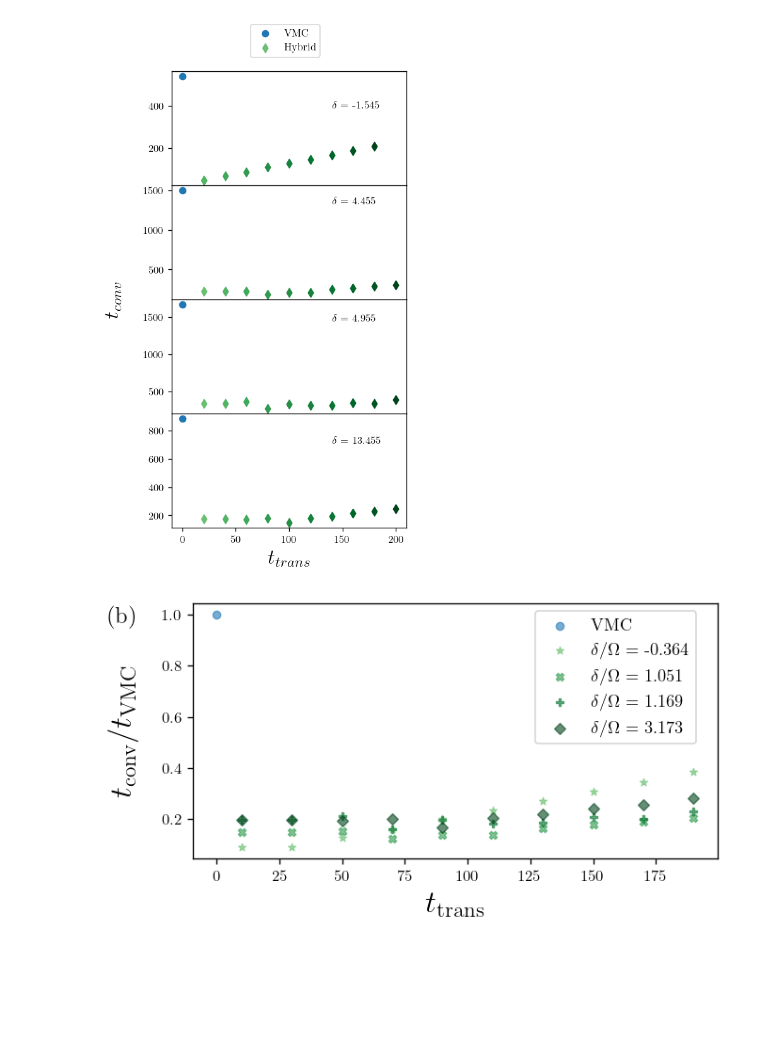
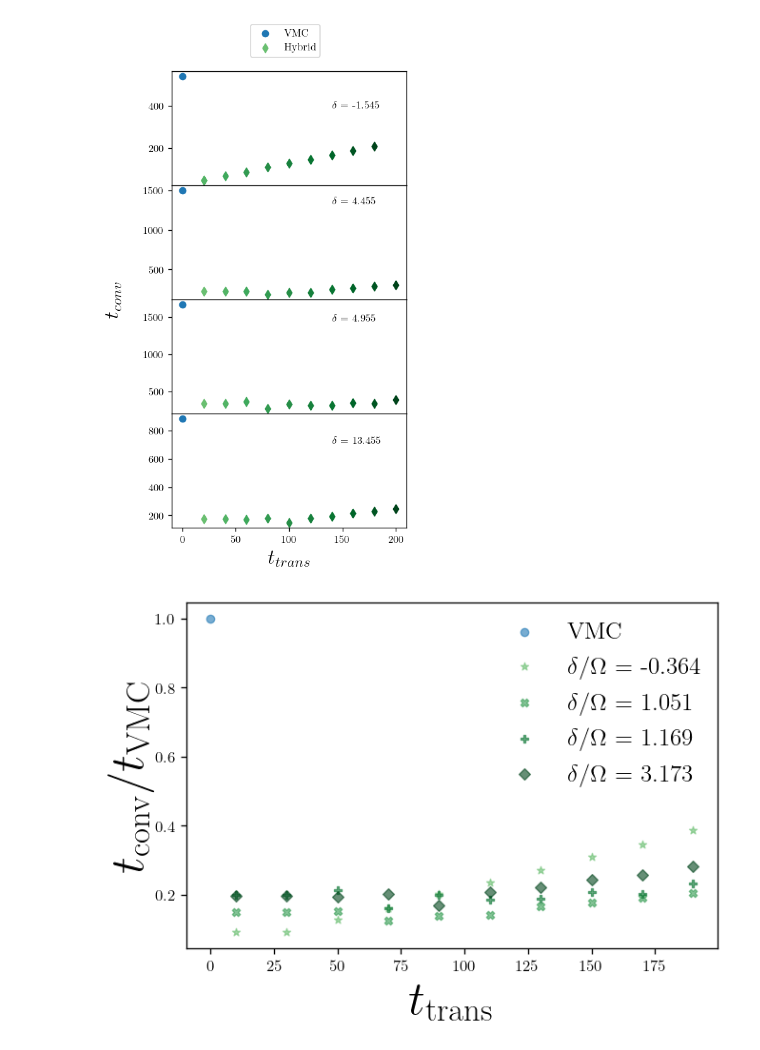
Before and after one commit to mschuylermoss/DataEnhancedVMC, a Jupyter notebook: KZ_sims/Figures/Figure4(ab).ipynb, the cells around one changed output. Cells and saved outputs as stored; diff of their text form; code cells hidden in the pictures; blank space fills up the shorter version.

```diff
--- a/KZ_sims/Figures/Figure4(ab).ipynb
+++ b/KZ_sims/Figures/Figure4(ab).ipynb
@@ -84,0 +93,13 @@ plt.show()
+# %%
+plt.rcParams.update({"text.usetex":True,"font.family": "Helvetica"})
+
+fig = plt.figure(1,figsize=(6,3), dpi=120, facecolor='w', edgecolor='k')
+colors1 = sns.color_palette('pastel')
+
+plt.scatter(deltas/4.24,vmces1,marker = 'o',color=colors1[0],s=30,alpha=0.7,linewidths=0.8,edgecolors=colors1[0],label="VMC")
+plt.scatter(deltas/4.24,dataes1,marker = 's',color=colors1[1],s=30,alpha=0.7,linewidths=0.8,edgecolors=colors1[1],label="Data")
+plt.scatter(deltas/4.24,hyes1,marker = 'd',color=colors1[2],s=40,alpha=0.7,linewidths=0.8,edgecolors=colors1[2],label="Hybrid")
+plt.legend(loc='center', bbox_to_anchor=(0.17, 0.25),fontsize=15)
+plt.ylabel('$H_{\mathrm{RNN}}$',fontsize=30)
+plt.xlabel('$\\delta/\\Omega$',fontsize=30)
+plt.show()
@@ -123,3 +146,16 @@ plt.yscale('log')
 plt.show()
 # %% [output]
 [figure]
+# %%
+plt.rcParams.update({"text.usetex":True,"font.family": "Helvetica"})
+
+fig = plt.figure(1,figsize=(6,3), dpi=120, facecolor='w', edgecolor='k')
+colors1 = sns.color_palette('dark')
+
+plt.scatter(deltas/4.24,vmces2,marker = 'o',color=colors1[0],s=30,alpha=0.7,linewidths=0.8,edgecolors=colors1[0],label="VMC")
+plt.scatter(deltas/4.24,dataes2,marker = 's',color=colors1[1],s=30,alpha=0.7,linewidths=0.8,edgecolors=colors1[1],label="Data")
+plt.scatter(deltas/4.24,hyes2,marker = 'd',color=colors1[2],s=40,alpha=0.7,linewidths=0.8,edgecolors=colors1[2],label="Hybrid")
+plt.legend(loc='center', bbox_to_anchor=(0.17, 0.25),fontsize=15)
+plt.ylabel('$H_{\mathrm{RNN}}$',fontsize=30)
+plt.xlabel('$\\delta/\\Omega$',fontsize=30)
+plt.show()
@@ -226,7 +264,7 @@ plt.show()
 # %%
 plt.rcParams.update({"text.usetex":True,"font.family": "Helvetica"})
 
-fig = plt.figure(1,figsize=(6,3), dpi=120, facecolor='w', edgecolor='k')
+fig = plt.figure(1,figsize=(6,4), dpi=120, facecolor='w', edgecolor='k')
 greens = plt.get_cmap('Greens')
 greens = greens(np.linspace(0, 1, 20))[10:]
 thresh = 0.01
@@ -238,11 +276,11 @@ tconv_VMC1 = np.where(ma(d_m1545_2d_VMC)<=qmcE_m1545+thresh)[0][0]
 plt.scatter(0,1,marker='o',color='C0',s=25,alpha=0.6,linewidths=0.8,edgecolors='C0',label="VMC")
 num_trains = np.shape(d_m1545_2d_hybrid)[0]
 ds = ds_start
-tconv = np.where(ma(d_m1545_2d_hybrid_sm[0,:])<=qmcE_m1545+thresh)[0][0]
+tconv = np.where(ma(d_m1545_2d_hybrid[0,:])<=qmcE_m1545+thresh)[0][0]
 plt.scatter(ds,tconv/tconv_VMC1,marker = '*',color=greens[0],s=25,alpha=0.6,linewidths=0.8,edgecolors=greens[0],label=f'$\\delta/\\Omega$ = -0.364')
 ds+=ds_step
 for i in range(1,num_trains):
-    tconv = np.where(ma(d_m1545_2d_hybrid_sm[i,:])<=qmcE_m1545+thresh)[0][0]
+    tconv = np.where(ma(d_m1545_2d_hybrid[i,:])<=qmcE_m1545+thresh)[0][0]
     plt.scatter(ds,tconv/tconv_VMC1,marker = '*',color=greens[0],s=25,alpha=0.6,linewidths=0.8,edgecolors=greens[0])
     ds+=ds_step
 
@@ -257,35 +295,35 @@ for i in range(1,num_trains):
     tconv = np.where(ma(d_4455_2d_hybrid[i,:])<=qmcE_4455+thresh)[0][0]
     plt.scatter(ds,tconv/tconv_VMC2,marker = 'X',color=greens[3],s=25,alpha=0.6,linewidths=0.8,edgecolors=greens[3])
     ds+=ds_step
 
 # delta=4.955
 tconv_VMC3 = np.where(ma(d_4955_2d_VMC)<=qmcE_4955+thresh)[0][0]
 num_trains = np.shape(d_4955_2d_hybrid)[0]
 ds = ds_start
 tconv = np.where(ma(d_4955_2d_hybrid[0,:])<=qmcE_4955+thresh)[0][0]
 plt.scatter(ds,tconv/tconv_VMC3,marker = 'P',color=greens[6],s=25,alpha=0.6,linewidths=0.8,edgecolors=greens[6],label=f'$\\delta/\\Omega$ = 1.169')
 ds+=ds_step
 for i in range(1,num_trains):
     tconv = np.where(ma(d_4955_2d_hybrid[i,:])<=qmcE_4955+thresh)[0][0]
     plt.scatter(ds,tconv/tconv_VMC3,marker = 'P',color=greens[6],s=25,alpha=0.6,linewidths=0.8,edgecolors=greens[6])
     ds+=ds_step
 
 # delta=13.455
 tconv_VMC4 = np.where(ma(d_13455_2d_VMC)<=qmcE_13455+thresh)[0][0]
 num_trains = np.shape(d_13455_2d_hybrid)[0]
 ds = ds_start
 tconv = np.where(ma(d_13455_2d_hybrid[0,:])<=qmcE_13455+thresh)[0][0]
 plt.scatter(ds,tconv/tconv_VMC4,marker = 'D',color=greens[9],s=25,alpha=0.6,linewidths=0.8,edgecolors=greens[9],label=f'$\\delta/\\Omega$ = 3.173')
 ds+=ds_step
 for i in range(1,num_trains):
     tconv = np.where(ma(d_13455_2d_hybrid[i,:])<=qmcE_13455+thresh)[0][0]
     plt.scatter(ds,tconv/tconv_VMC4,marker = 'D',color=greens[9],s=25,alpha=0.6,linewidths=0.8,edgecolors=greens[9])
     ds+=ds_step
 
-fig.legend(loc='center',bbox_to_anchor=(0.75, 0.66),fontsize=11)
-plt.text(-43, 0.97, "(b)",fontsize=15)
-plt.xlabel('$ t_{\mathrm{trans}} $',fontsize=20)
-fig.text(-0.001, 0.5, '$t_{\mathrm{conv}}/t_{\mathrm{VMC}}$', va='center', rotation='vertical',fontsize=20)
+fig.legend(loc='center',bbox_to_anchor=(0.73, 0.66),fontsize=15,frameon=False)
+# plt.text(-43, 0.97, "(b)",fontsize=15)
+plt.xlabel('$ t_{\mathrm{trans}} $',fontsize=30)
+fig.text(0.01, 0.5, '$t_{\mathrm{conv}}/t_{\mathrm{VMC}}$', va='center', rotation='vertical',fontsize=30)
 plt.show()
 # %% [output]
-[figure, old version]
+[figure, new version]
```
Also changed, not shown: parts of 4 cells of this notebook, 2 other files.
